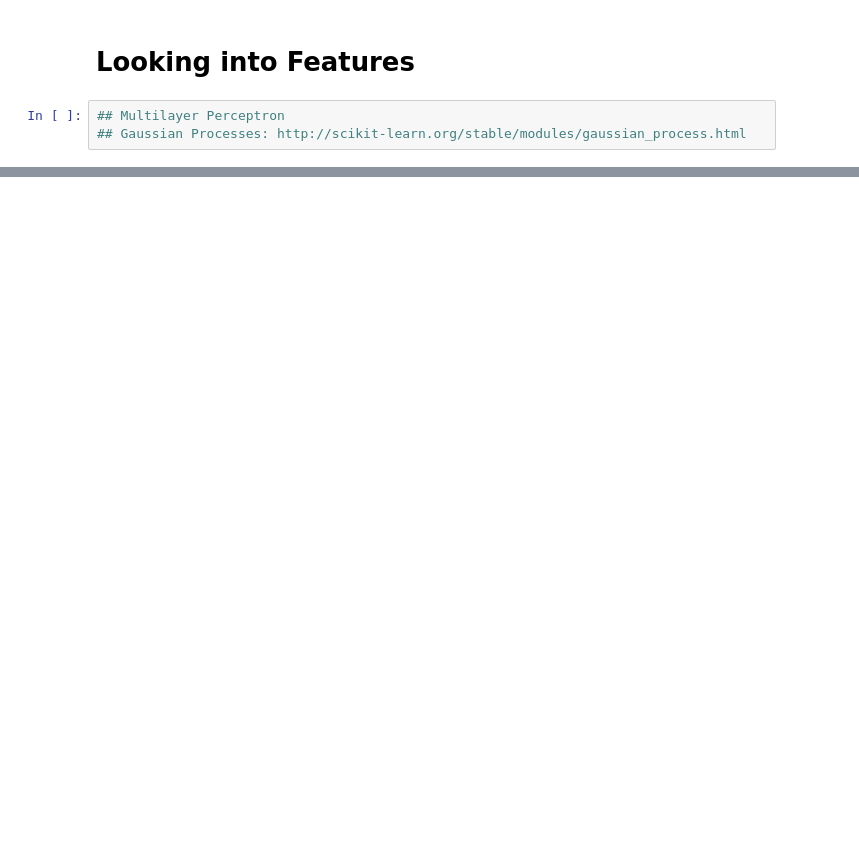
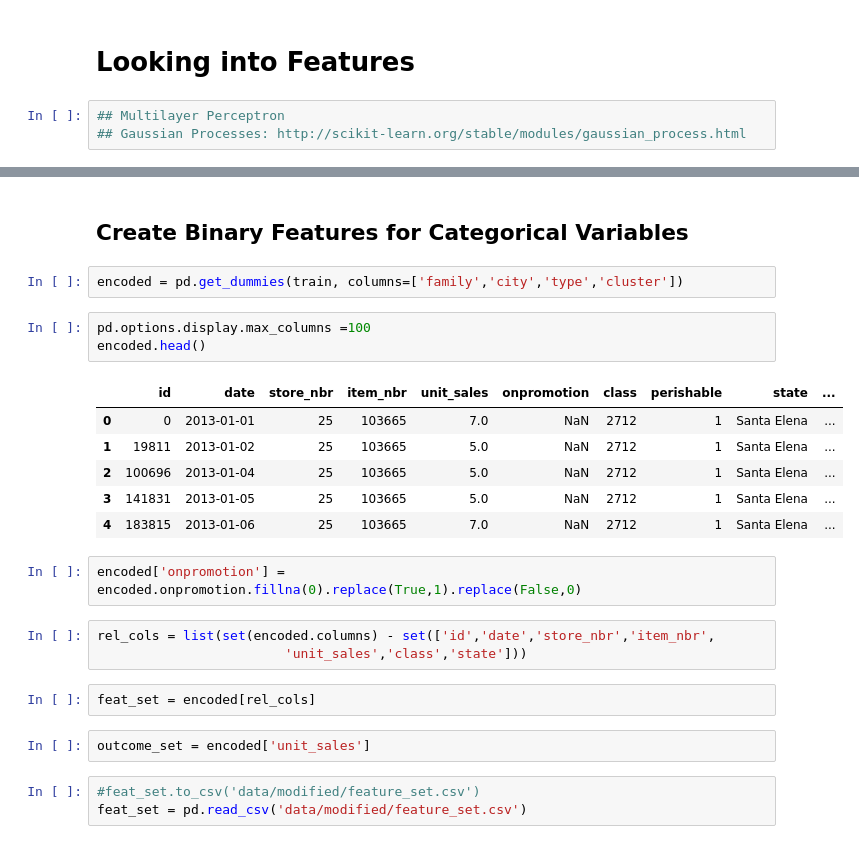
Before and after one commit to lizkalina/grocery-sales-kaggle, a Jupyter notebook: 1.Initial_Exploration.ipynb, the cells around one changed output, grey strips where cells are left out. Cells and saved outputs as stored; diff of their text form; blank space fills up the shorter version.

```diff
--- a/1.Initial_Exploration.ipynb
+++ b/1.Initial_Exploration.ipynb
@@ -207,0 +262,26 @@ stores_w_std.sort_values('avg_std',ascending=False)
+# %% [markdown]
+## Create Binary Features for Categorical Variables
+# %%
+encoded = pd.get_dummies(train, columns=['family','city','type','cluster'])
+# %%
+pd.options.display.max_columns =100
+encoded.head()
+# %% [output]
+|  | id | date | store_nbr | item_nbr | unit_sales | onpromotion | class | perishable | state | ... |
+| 0 | 0 | 2013-01-01 | 25 | 103665 | 7.0 | NaN | 2712 | 1 | Santa Elena | ... |
+| 1 | 19811 | 2013-01-02 | 25 | 103665 | 5.0 | NaN | 2712 | 1 | Santa Elena | ... |
+| 2 | 100696 | 2013-01-04 | 25 | 103665 | 5.0 | NaN | 2712 | 1 | Santa Elena | ... |
+| 3 | 141831 | 2013-01-05 | 25 | 103665 | 5.0 | NaN | 2712 | 1 | Santa Elena | ... |
+| 4 | 183815 | 2013-01-06 | 25 | 103665 | 7.0 | NaN | 2712 | 1 | Santa Elena | ... |
+# %%
+encoded['onpromotion'] = encoded.onpromotion.fillna(0).replace(True,1).replace(False,0)
+# %%
+rel_cols = list(set(encoded.columns) - set(['id','date','store_nbr','item_nbr',
+                        'unit_sales','class','state']))
+# %%
+feat_set = encoded[rel_cols]
+# %%
+outcome_set = encoded['unit_sales']
+# %%
+#feat_set.to_csv('data/modified/feature_set.csv')
+feat_set = pd.read_csv('data/modified/feature_set.csv')
```
Also changed, not shown: parts of 25 cells of this notebook.
